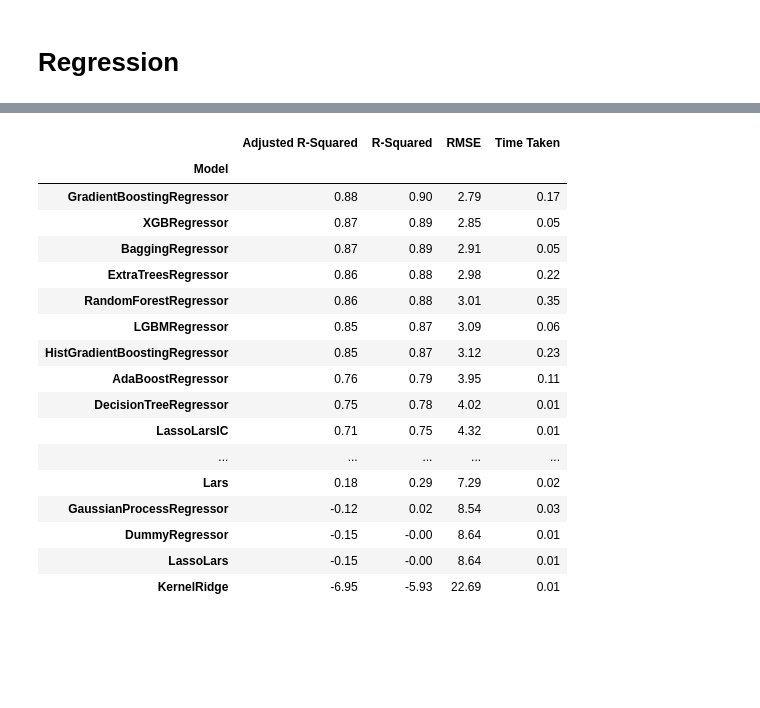
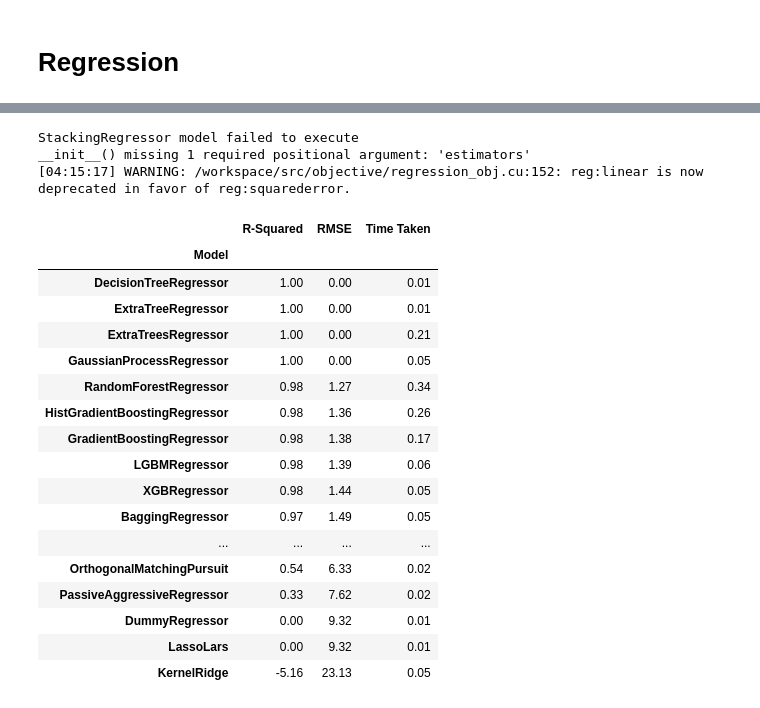
Before and after one commit to dataprofessor/python, a Jupyter notebook: lazypredict.ipynb, the cells around one changed output, grey strips where cells are left out. Saved outputs shown, nothing was run; the diff lists cells and outputs as text; code cells hidden in the pictures; blank space fills up the shorter version.

```diff
--- a/lazypredict.ipynb
+++ b/lazypredict.ipynb
@@ -138,8 +124,9 @@ X_train, X_test, y_train, y_test = train_test_split(X, y,test_size=.2,random_sta
 
 # Defines and builds the lazyclassifier
 reg = LazyRegressor(verbose=0,ignore_warnings=False, custom_metric=None)
-train,test = reg.fit(X_train, X_test, y_train, y_test)
+models_train,predictions_train = reg.fit(X_train, X_train, y_train, y_train)
+models_test,predictions_test = reg.fit(X_train, X_test, y_train, y_test)
 
 # Prints the model performance
-train
+models_train
 # %% [output]
@@ -147,18 +136,21 @@ train
+StackingRegressor model failed to execute
+__init__() missing 1 required positional argument: 'estimators'
+[04:15:17] WARNING: /workspace/src/objective/regression_obj.cu:152: reg:linear is now deprecated in favor of reg:squarederror.
-|  | Adjusted R-Squared | R-Squared | RMSE | Time Taken |
-| Model |  |  |  |  |
-| GradientBoostingRegressor | 0.88 | 0.90 | 2.79 | 0.17 |
-| XGBRegressor | 0.87 | 0.89 | 2.85 | 0.05 |
-| BaggingRegressor | 0.87 | 0.89 | 2.91 | 0.05 |
-| ExtraTreesRegressor | 0.86 | 0.88 | 2.98 | 0.22 |
-| RandomForestRegressor | 0.86 | 0.88 | 3.01 | 0.35 |
-| LGBMRegressor | 0.85 | 0.87 | 3.09 | 0.06 |
-| HistGradientBoostingRegressor | 0.85 | 0.87 | 3.12 | 0.23 |
-| AdaBoostRegressor | 0.76 | 0.79 | 3.95 | 0.11 |
-| DecisionTreeRegressor | 0.75 | 0.78 | 4.02 | 0.01 |
-| LassoLarsIC | 0.71 | 0.75 | 4.32 | 0.01 |
-| ... | ... | ... | ... | ... |
-| Lars | 0.18 | 0.29 | 7.29 | 0.02 |
-| GaussianProcessRegressor | -0.12 | 0.02 | 8.54 | 0.03 |
-| DummyRegressor | -0.15 | -0.00 | 8.64 | 0.01 |
-| LassoLars | -0.15 | -0.00 | 8.64 | 0.01 |
-| KernelRidge | -6.95 | -5.93 | 22.69 | 0.01 |
+|  | R-Squared | RMSE | Time Taken |
+| Model |  |  |  |
+| DecisionTreeRegressor | 1.00 | 0.00 | 0.01 |
+| ExtraTreeRegressor | 1.00 | 0.00 | 0.01 |
+| ExtraTreesRegressor | 1.00 | 0.00 | 0.21 |
+| GaussianProcessRegressor | 1.00 | 0.00 | 0.05 |
+| RandomForestRegressor | 0.98 | 1.27 | 0.34 |
+| HistGradientBoostingRegressor | 0.98 | 1.36 | 0.26 |
+| GradientBoostingRegressor | 0.98 | 1.38 | 0.17 |
+| LGBMRegressor | 0.98 | 1.39 | 0.06 |
+| XGBRegressor | 0.98 | 1.44 | 0.05 |
+| BaggingRegressor | 0.97 | 1.49 | 0.05 |
+| ... | ... | ... | ... |
+| OrthogonalMatchingPursuit | 0.54 | 6.33 | 0.02 |
+| PassiveAggressiveRegressor | 0.33 | 7.62 | 0.02 |
+| DummyRegressor | 0.00 | 9.32 | 0.01 |
+| LassoLars | 0.00 | 9.32 | 0.01 |
+| KernelRidge | -5.16 | 23.13 | 0.05 |
```
Also changed, not shown: parts of 13 cells of this notebook.
